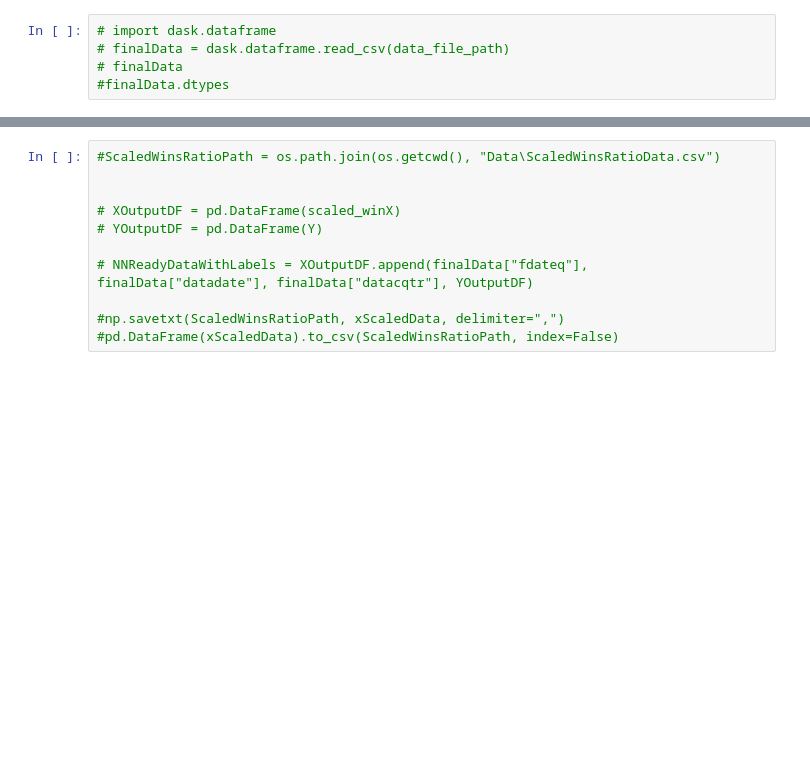
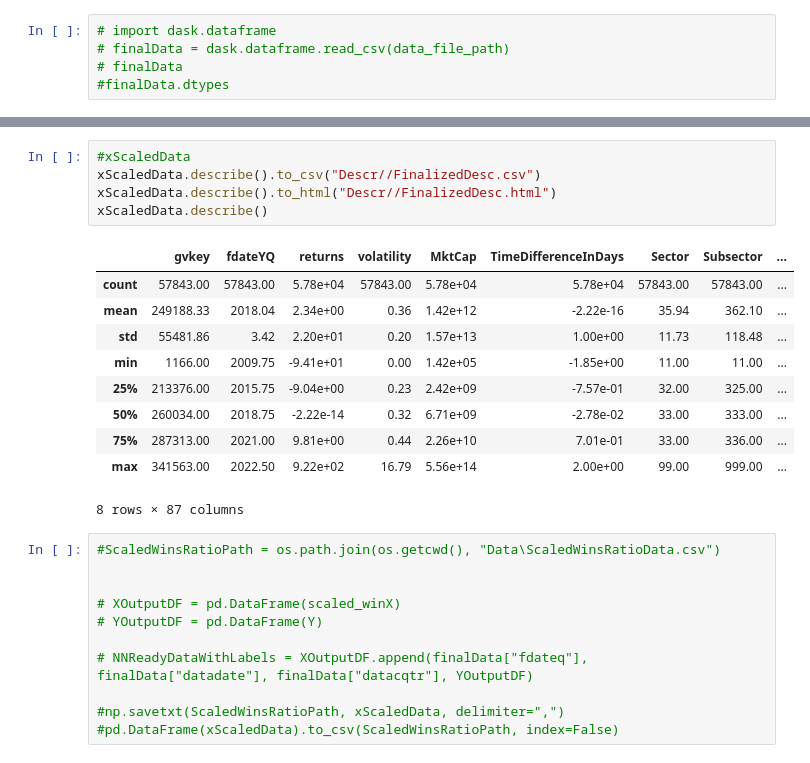
Before and after one commit to rrobberobin/MLStockForecasting, a Jupyter notebook: RobinThesisTensorflow.ipynb, the cells around one changed output, grey strips where cells are left out. Cells and saved outputs as stored; diff of their text form; blank space fills up the shorter version.

```diff
--- a/RobinThesisTensorflow.ipynb
+++ b/RobinThesisTensorflow.ipynb
@@ -232,3 +248,19 @@ plt.show()
+# %%
+#xScaledData
+xScaledData.describe().to_csv("Descr//FinalizedDesc.csv")
+xScaledData.describe().to_html("Descr//FinalizedDesc.html")
+xScaledData.describe()
+# %% [output]
+|  | gvkey | fdateYQ | returns | volatility | MktCap | TimeDifferenceInDays | Sector | Subsector | ... |
+| count | 57843.00 | 57843.00 | 5.78e+04 | 57843.00 | 5.78e+04 | 5.78e+04 | 57843.00 | 57843.00 | ... |
+| mean | 249188.33 | 2018.04 | 2.34e+00 | 0.36 | 1.42e+12 | -2.22e-16 | 35.94 | 362.10 | ... |
+| std | 55481.86 | 3.42 | 2.20e+01 | 0.20 | 1.57e+13 | 1.00e+00 | 11.73 | 118.48 | ... |
+| min | 1166.00 | 2009.75 | -9.41e+01 | 0.00 | 1.42e+05 | -1.85e+00 | 11.00 | 11.00 | ... |
+| 25% | 213376.00 | 2015.75 | -9.04e+00 | 0.23 | 2.42e+09 | -7.57e-01 | 32.00 | 325.00 | ... |
+| 50% | 260034.00 | 2018.75 | -2.22e-14 | 0.32 | 6.71e+09 | -2.78e-02 | 33.00 | 333.00 | ... |
+| 75% | 287313.00 | 2021.00 | 9.81e+00 | 0.44 | 2.26e+10 | 7.01e-01 | 33.00 | 336.00 | ... |
+| max | 341563.00 | 2022.50 | 9.22e+02 | 16.79 | 5.56e+14 | 2.00e+00 | 99.00 | 999.00 | ... |
+8 rows × 87 columns
 # %%
 #ScaledWinsRatioPath = os.path.join(os.getcwd(), "Data\ScaledWinsRatioData.csv")
 
```
Also changed, not shown: parts of 18 cells of this notebook, 1 other file.
